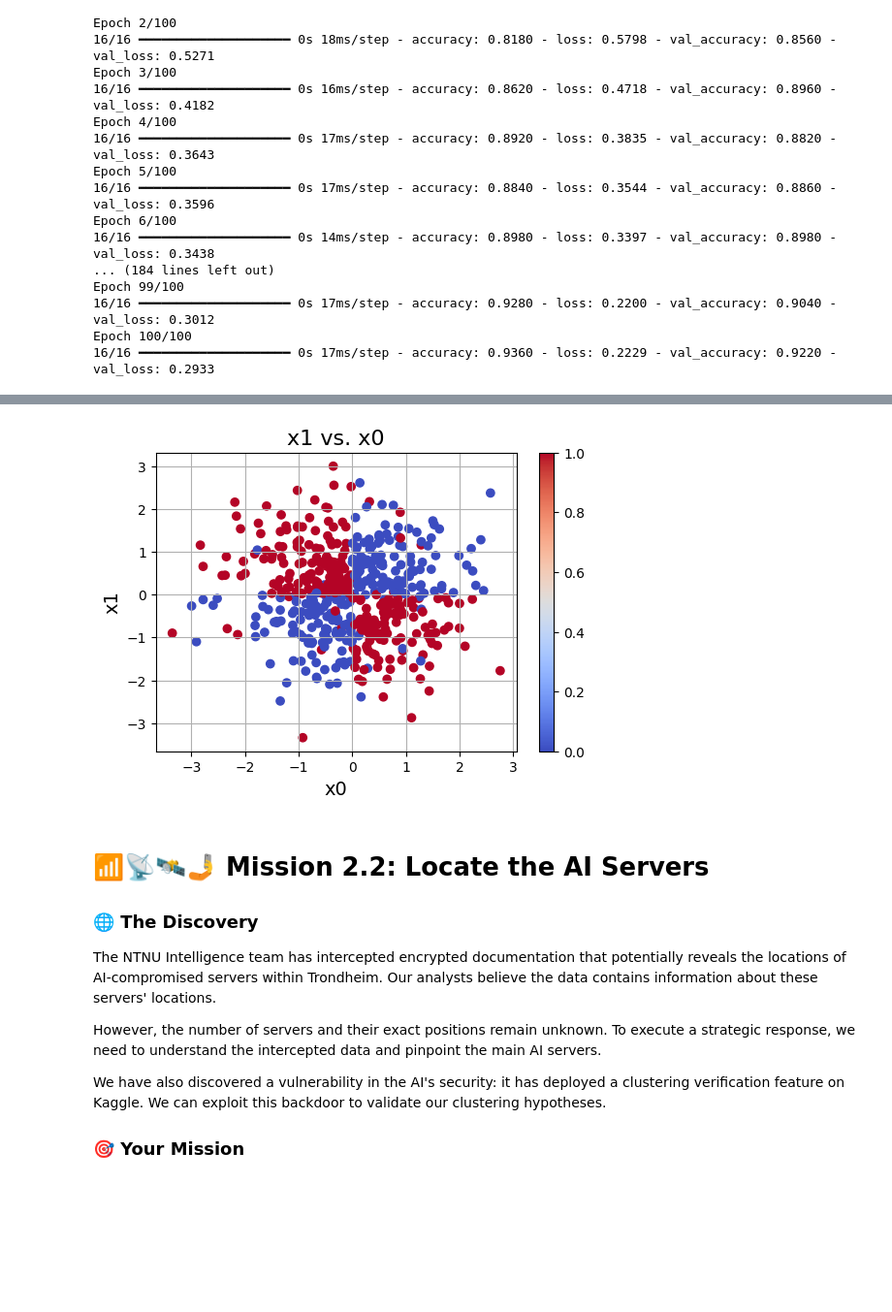
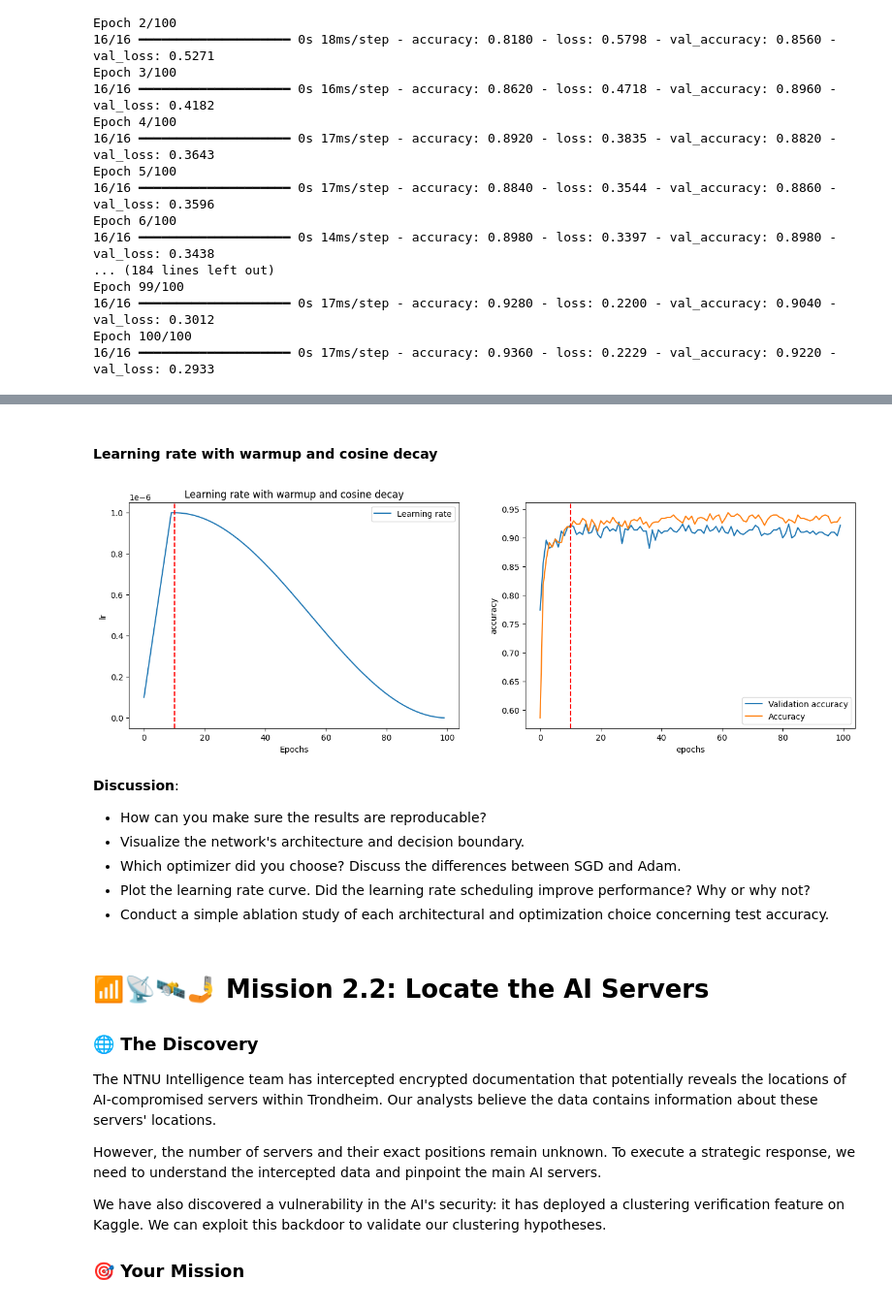
Before and after one commit to leewberg/TDT4172, a Jupyter notebook: Assignment2/Chapter_2.ipynb, the cells around one changed output, grey strips where cells are left out. Shown: that part at 97% size. Drawn from its saved outputs; the diff is of its cells as text; code cells hidden in the pictures; blank space fills up the shorter version.

Commit message:
learning rate complete. missing: discussion on 2.1

```diff
--- a/Assignment2/Chapter_2.ipynb
+++ b/Assignment2/Chapter_2.ipynb
@@ -154,14 +157,47 @@ accuracy: 0.921999990940094
-# %%
-plt.figure(figsize=(6, 4))
-plt.scatter(train['x0'], train['x1'], c=train['y'], cmap='coolwarm')
-plt.grid(True)
-plt.xlabel('x0', fontsize=14)
-plt.ylabel('x1', fontsize=14)
-plt.title('x1 vs. x0', fontsize=16)
-plt.colorbar()
-plt.show()
-# %% [output]
-[figure, removed]
+# %% [markdown]
+#### Learning rate with warmup and cosine decay
+# %%
+def lr_warmup_cosine_decay(epoch, total_epochs, warmup_epochs):
+    base_lr = 1e-6
+    if epoch < warmup_epochs:
+        lr = base_lr*(epoch+1)/warmup_epochs
+    else:
+        de = (epoch-warmup_epochs)/(total_epochs-warmup_epochs)
+        lr = 0.5*base_lr*(1+np.cos(np.pi*de))
+    return lr
+
+total_epochs = 100
+warmup_epochs = 10
+
+epochs = np.arange(0, total_epochs)
+lr = [lr_warmup_cosine_decay(epoch, total_epochs=total_epochs, warmup_epochs=warmup_epochs) for epoch in epochs]
+
+plt.figure(figsize=(16,5))
+plt.subplot(1,2, 1)
+plt.plot(epochs, lr, label="Learning rate")
+plt.axvline(x=warmup_epochs, linestyle="--", color="red")
+plt.title("Learning rate with warmup and cosine decay")
+plt.xlabel("Epochs")
+plt.ylabel("lr")
+plt.legend()
+
+plt.subplot(1, 2, 2)
+plt.plot(history.history['val_accuracy'], label="Validation accuracy")
+plt.plot(history.history['accuracy'], label="Accuracy")
+plt.axvline(warmup_epochs, linestyle="--", color="red")
+plt.xlabel("epochs")
+plt.ylabel("accuracy")
+plt.legend()
+plt.show()
+# %% [output]
+[figure, added]
+# %% [markdown]
+**Discussion**:
+   - How can you make sure the results are reproducable?
+   - Visualize the network's architecture and decision boundary.
+   - Which optimizer did you choose? Discuss the differences between SGD and Adam.
+   - Plot the learning rate curve. Did the learning rate scheduling improve performance? Why or why not?
+   - Conduct a simple ablation study of each architectural and optimization choice concerning test accuracy.
 # %% [markdown]
 # 📶📡🛰️🤳 Mission 2.2: Locate the AI Servers
 
```
Also changed, not shown: parts of 3 cells of this notebook, 1 other file.
